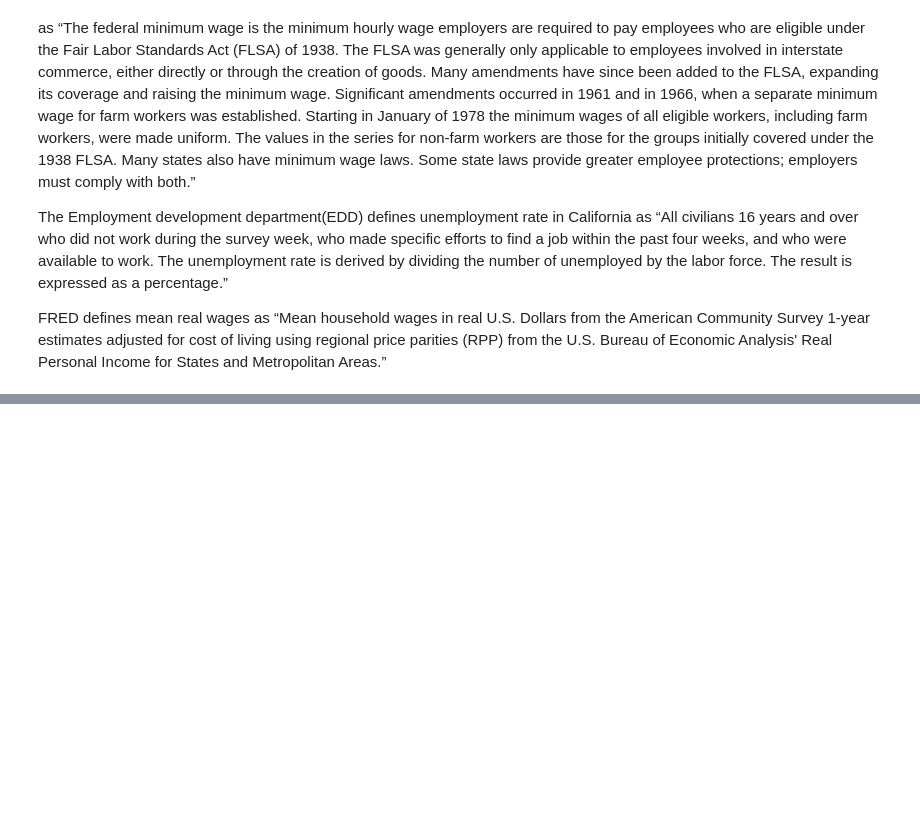
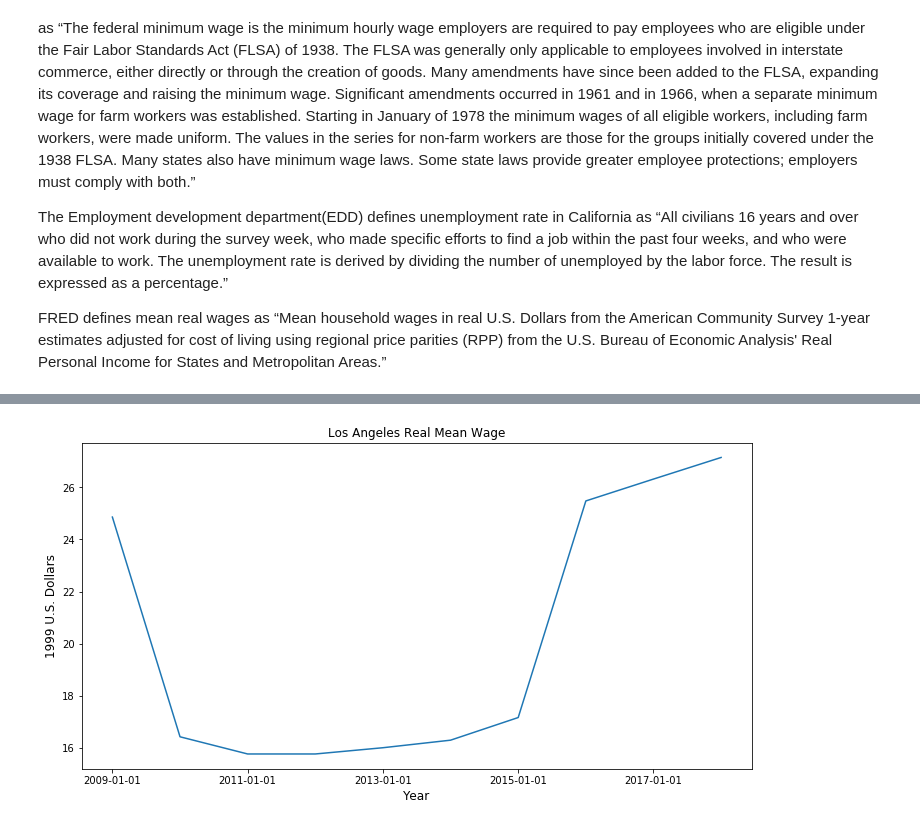
Before and after one commit to juliacw921/Group-Project, a Jupyter notebook: Group Project.ipynb, the cells around one changed output, grey strips where cells are left out. Cells and saved outputs as stored; diff of their text form; code cells hidden in the pictures; blank space fills up the shorter version.

```diff
--- a/Group Project.ipynb
+++ b/Group Project.ipynb
@@ -27,0 +120,5 @@ FRED defines mean real wages as “Mean household wages in real U.S. Dollars fro
+# %%
+# Access Data
+url_r = 'https://fred.stlouisfed.org/series/MWACL06037/downloaddata/MWACL06037.csv'
+data_r = pd.read_csv(url_r, parse_dates=True)
+data_r.head()
@@ -27,0 +132,3 @@ FRED defines mean real wages as “Mean household wages in real U.S. Dollars fro
+# %%
+data_r.columns=['DATE', 'REAL MEAN WAGE']
+data_r.head()
@@ -27,0 +155,9 @@ FRED defines mean real wages as “Mean household wages in real U.S. Dollars fro
+# %%
+# Graphing Los Angeles Real Mean Wage
+data_r1=data_r.set_index('DATE')
+ax = data_r1['2009':'2020'].plot(title='Los Angeles Real Mean Wage', legend=False, figsize=(12,6))
+ax.set_xlabel('Year', fontsize=12)
+ax.set_ylabel('1999 U.S. Dollars', fontsize=12)
+plt.show()
+# %% [output]
+[figure, added]
```
Also changed, not shown: parts of 13 cells of this notebook.
